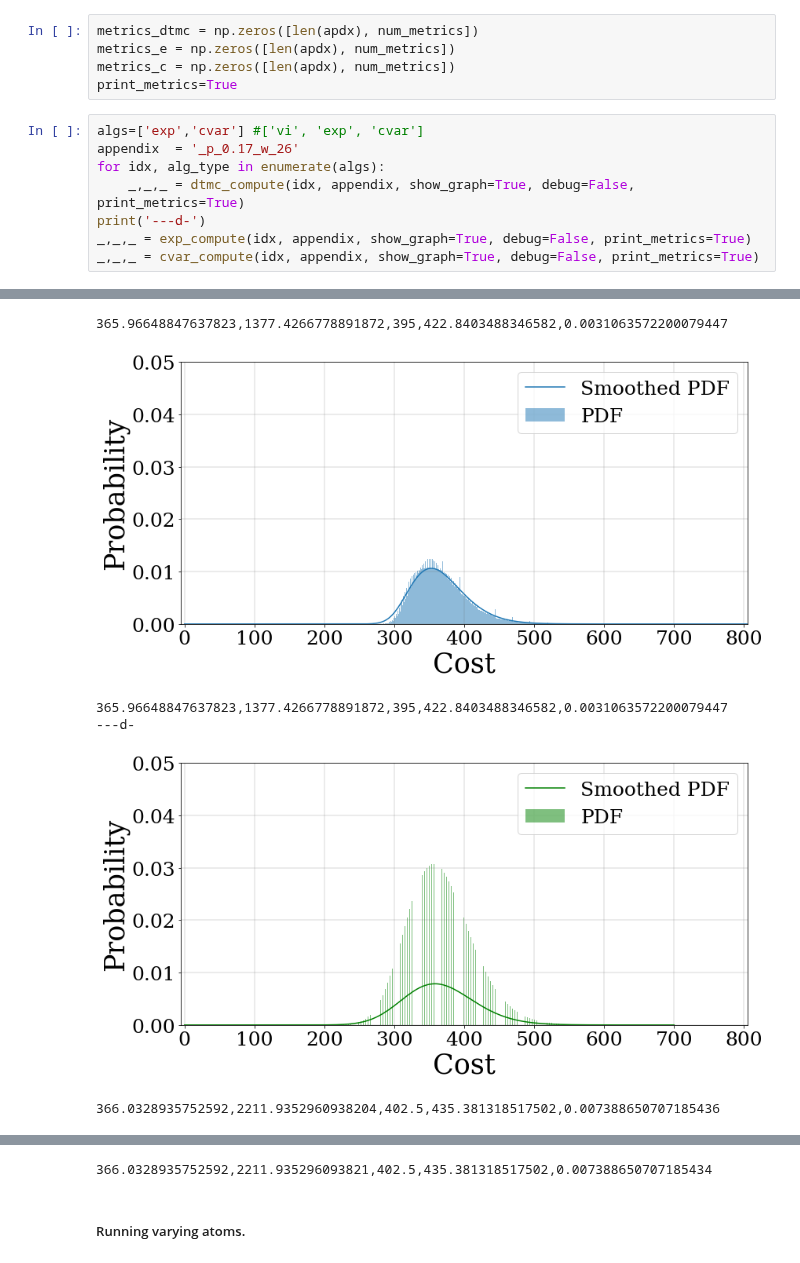
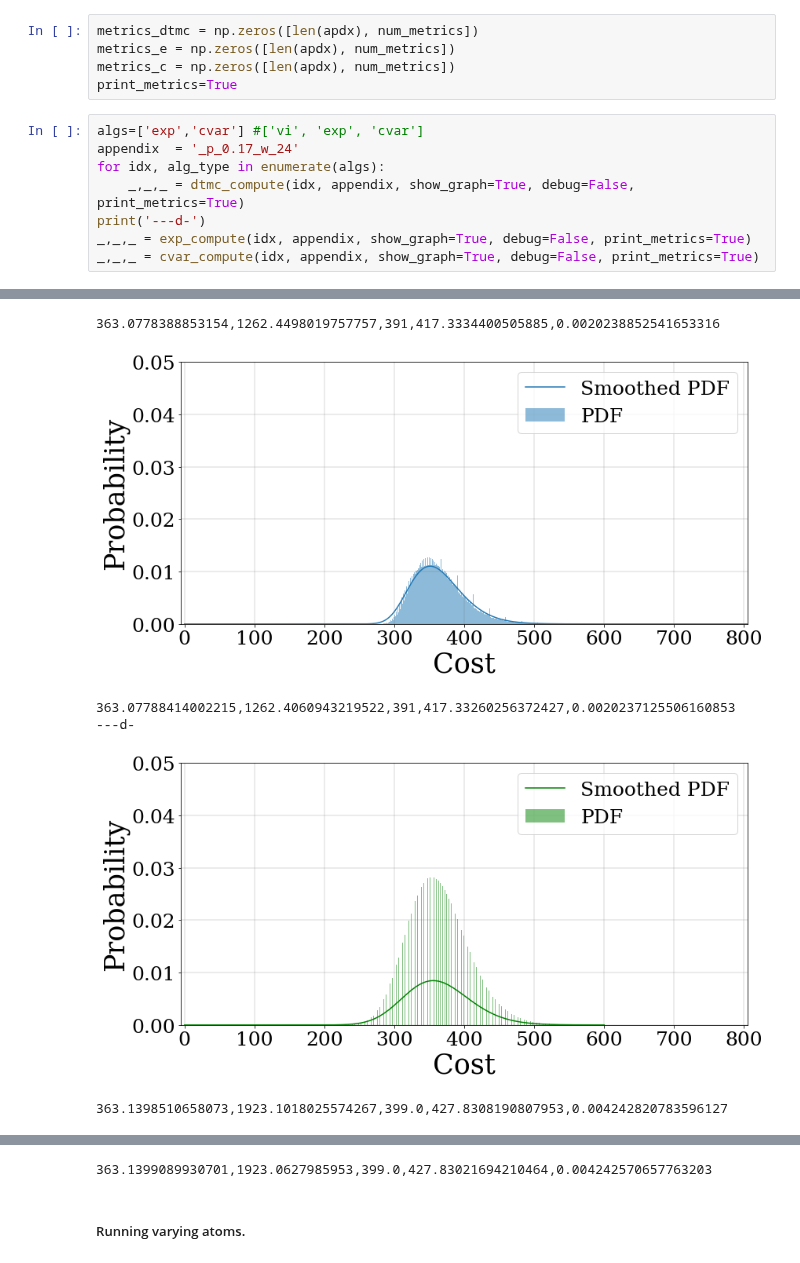
Before and after one commit to yannikschnitzer/prism, a Jupyter notebook: prism/distr.ipynb, the cells around one changed output, grey strips where cells are left out. Drawn from its saved outputs; the diff is of its cells as text.

```diff
--- a/prism/distr.ipynb
+++ b/prism/distr.ipynb
@@ -290,17 +290,17 @@ metrics_c = np.zeros([len(apdx), num_metrics])
 print_metrics=True
 # %%
 algs=['exp','cvar'] #['vi', 'exp', 'cvar']
-appendix  = '_p_0.17_w_26'
+appendix  = '_p_0.17_w_24'
 for idx, alg_type in enumerate(algs):
     _,_,_ = dtmc_compute(idx, appendix, show_graph=True, debug=False, print_metrics=True)
 print('---d-')
 _,_,_ = exp_compute(idx, appendix, show_graph=True, debug=False, print_metrics=True)
 _,_,_ = cvar_compute(idx, appendix, show_graph=True, debug=False, print_metrics=True)
 # %% [output]
 [figure]
-365.96648847637823,1377.4266778891872,395,422.8403488346582,0.0031063572200079447
+363.0778388853154,1262.4498019757757,391,417.3334400505885,0.0020238852541653316
 [figure]
-365.96648847637823,1377.4266778891872,395,422.8403488346582,0.0031063572200079447
+363.07788414002215,1262.4060943219522,391,417.33260256372427,0.0020237125506160853
 ---d-
-[figure, old version]
+[figure, new version]
-366.0328935752592,2211.9352960938204,402.5,435.381318517502,0.007388650707185436
+363.1398510658073,1923.1018025574267,399.0,427.8308190807953,0.004242820783596127
@@ -308,4 +308,4 @@ _,_,_ = cvar_compute(idx, appendix, show_graph=True, debug=False, print_metrics=
-366.0328935752592,2211.935296093821,402.5,435.381318517502,0.007388650707185434
+363.1399089930701,1923.0627985953,399.0,427.83021694210464,0.004242570657763203
 # %% [markdown]
 ##### Running varying atoms.
 # %%
```
Also changed, not shown: parts of 3 cells of this notebook.
